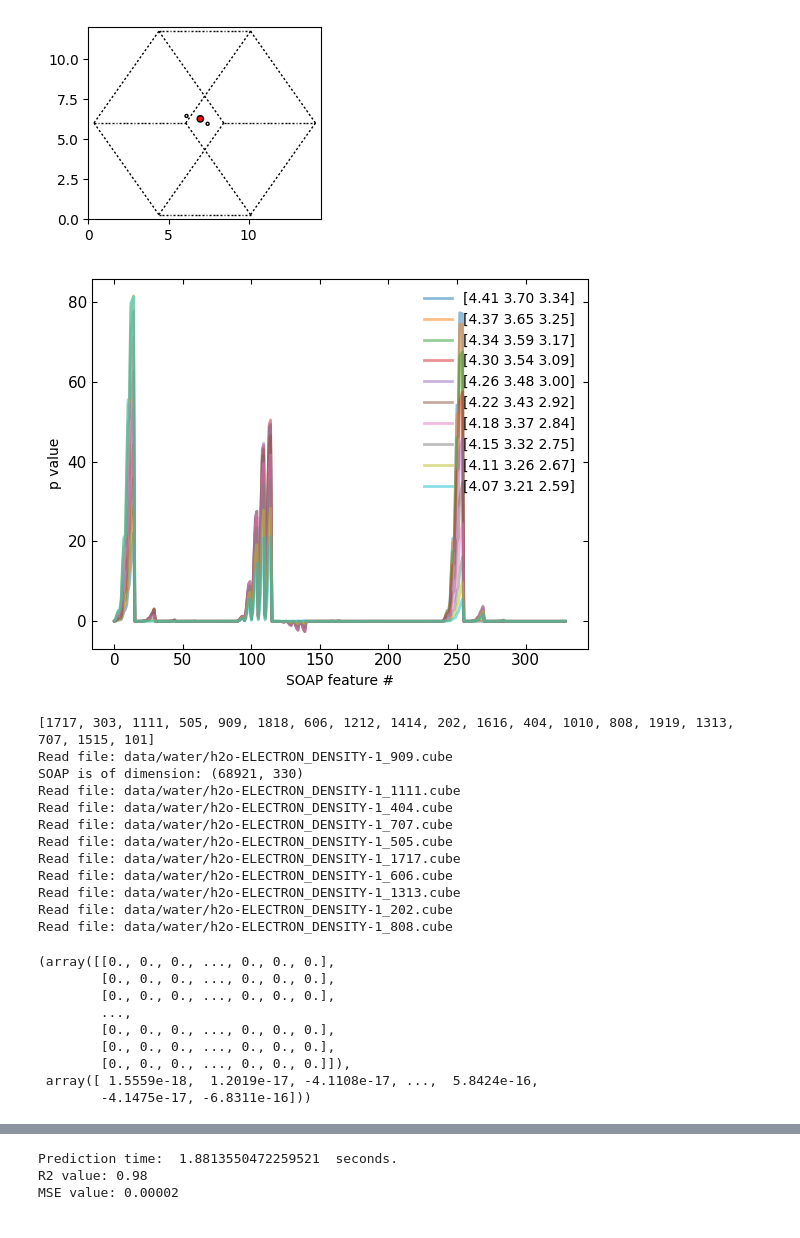
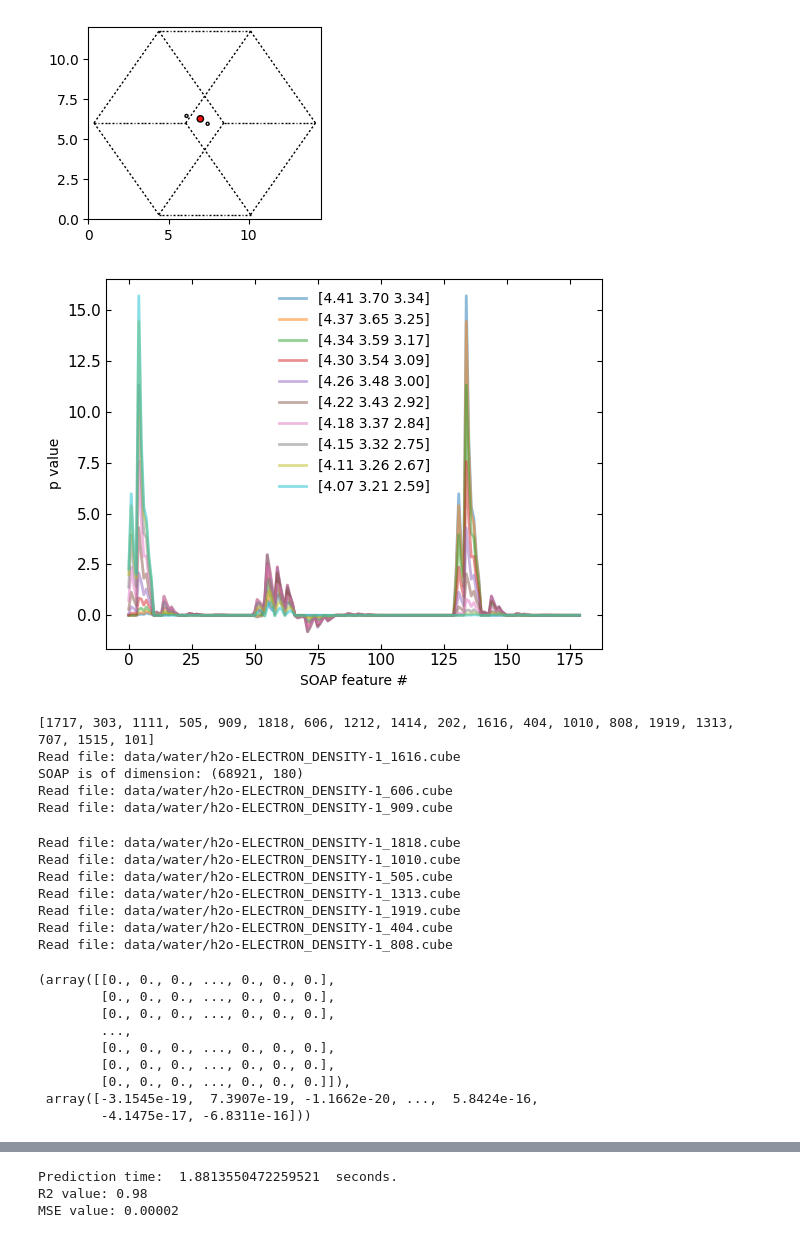
Before and after one commit to siddarthachar/deepcdp, a Jupyter notebook: Water-single.ipynb, the cells around one changed output, grey strips where cells are left out. Cells and saved outputs as stored; diff of their text form; code cells hidden in the pictures.

```diff
--- a/Water-single.ipynb
+++ b/Water-single.ipynb
@@ -65,53 +65,54 @@ plt.show()
 # %% [output]
 [figure]
 # %%
-rcut = 6 # Local cut off
+rcut = 5 # Local cut off
 nmax = 4 # max number of radial basis functions
 lmax = 4 # maximum degree of spherical harmonics
 
 soap_W = SOAP( # W = with weighting
-    species=['H','O'],
+    species=['O','H'],
     rcut=rcut,
     nmax=nmax,
     lmax=nmax,
-    sigma=1,
+    sigma=0.5,
     periodic=True,
     sparse=False,
-    weighting={"function":"poly","r0":3,"c":2,"m":2}
+    weighting={"function":"poly","r0":1.5,"c":2,"m":2}
 )
+
 
 # Samping 10 points from first Si atom to the second Si atom
 x1, y1, z1 = ase.get_positions()[0]
 x2, y2, z2 = ase.get_positions()[1]
 num_points = 10
 
 x_values = np.linspace(x1, x2, num_points)
 y_values = np.linspace(y1, y2, num_points)
 z_values = np.linspace(z1, z2, num_points)
 
 pos_vector = [(x, y, z) for x, y, z in zip(x_values, y_values, z_values)]
 
 # generating soap for each point
 soap = soap_W.create(ase, positions = pos_vector)
 
 # plotting and storing the mean soap value
 mean_soap = []
 for i in range(len(pos_vector)):
     x,y,z=pos_vector[i]
     plt.plot(soap[i],
              label = f'[{x:1.2f} {y:1.2f} {z:1.2f}]',
             alpha=0.5,
             linewidth=2)
     mean_soap += [np.mean(soap[i])]
 plt.xlabel('SOAP feature #')
 plt.ylabel('p value')
 plt.legend(frameon=False)
 plt.tick_params(direction = 'in', right = True, top = True)
 plt.tick_params(axis='both', labelsize=11)
 plt.tick_params(axis='both', labelsize=11)
 plt.show()
 # %% [output]
-[figure, old version]
+[figure, new version]
 # %%
 # Use the 6 DFT data points.
 subsample=10
@@ -149,26 +150,26 @@ data_files_sub = random.sample(data_files, k=subsample)
 CDP.generate_cube_data(data_files_sub,cubefile,sampleSubs)
 # %% [output]
 [1717, 303, 1111, 505, 909, 1818, 606, 1212, 1414, 202, 1616, 404, 1010, 808, 1919, 1313, 707, 1515, 101]
+Read file: data/water/h2o-ELECTRON_DENSITY-1_1616.cube
+SOAP is of dimension: (68921, 180)
+Read file: data/water/h2o-ELECTRON_DENSITY-1_606.cube
 Read file: data/water/h2o-ELECTRON_DENSITY-1_909.cube
-SOAP is of dimension: (68921, 330)
-Read file: data/water/h2o-ELECTRON_DENSITY-1_1111.cube
-Read file: data/water/h2o-ELECTRON_DENSITY-1_404.cube
-Read file: data/water/h2o-ELECTRON_DENSITY-1_707.cube
-Read file: data/water/h2o-ELECTRON_DENSITY-1_505.cube
-Read file: data/water/h2o-ELECTRON_DENSITY-1_1717.cube
-Read file: data/water/h2o-ELECTRON_DENSITY-1_606.cube
-Read file: data/water/h2o-ELECTRON_DENSITY-1_1313.cube
-Read file: data/water/h2o-ELECTRON_DENSITY-1_202.cube
-Read file: data/water/h2o-ELECTRON_DENSITY-1_808.cube
-(array([[0., 0., 0., ..., 0., 0., 0.],
-        [0., 0., 0., ..., 0., 0., 0.],
-        [0., 0., 0., ..., 0., 0., 0.],
-        ...,
-        [0., 0., 0., ..., 0., 0., 0.],
-        [0., 0., 0., ..., 0., 0., 0.],
-        [0., 0., 0., ..., 0., 0., 0.]]),
- array([ 1.5559e-18,  1.2019e-17, -4.1108e-17, ...,  5.8424e-16,
-        -4.1475e-17, -6.8311e-16]))
+Read file: data/water/h2o-ELECTRON_DENSITY-1_1818.cube
+Read file: data/water/h2o-ELECTRON_DENSITY-1_1010.cube
+Read file: data/water/h2o-ELECTRON_DENSITY-1_505.cube
+Read file: data/water/h2o-ELECTRON_DENSITY-1_1313.cube
+Read file: data/water/h2o-ELECTRON_DENSITY-1_1919.cube
+Read file: data/water/h2o-ELECTRON_DENSITY-1_404.cube
+Read file: data/water/h2o-ELECTRON_DENSITY-1_808.cube
+(array([[0., 0., 0., ..., 0., 0., 0.],
+        [0., 0., 0., ..., 0., 0., 0.],
+        [0., 0., 0., ..., 0., 0., 0.],
+        ...,
+        [0., 0., 0., ..., 0., 0., 0.],
+        [0., 0., 0., ..., 0., 0., 0.],
+        [0., 0., 0., ..., 0., 0., 0.]]),
+ array([-3.1545e-19,  7.3907e-19, -1.1662e-20, ...,  5.8424e-16,
+        -4.1475e-17, -6.8311e-16]))
 # %%
 soaps=Variable(torch.Tensor(CDP.trainX))
 rhos=Variable(torch.Tensor(CDP.trainY))
```
Also changed, not shown: parts of 2 cells of this notebook, 47 other files.
